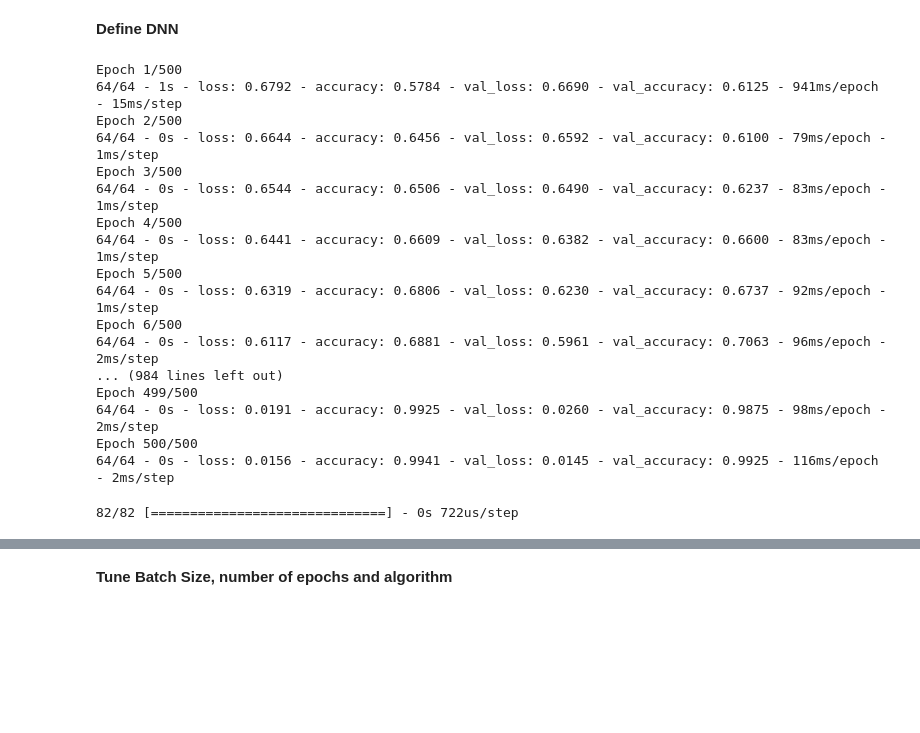
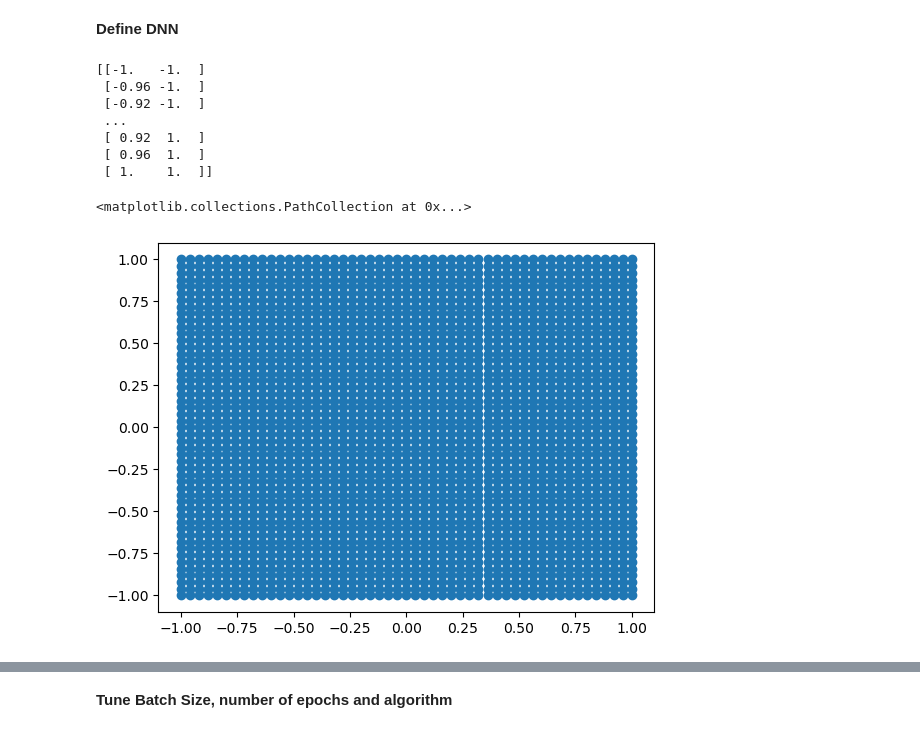
Before and after one commit to naisap/LCP_modB_exercises-project, a Jupyter notebook: homework1.ipynb, the cells around one changed output, grey strips where cells are left out. Cells and saved outputs as stored; diff of their text form; code cells hidden in the pictures; blank space fills up the shorter version.

```diff
--- a/homework1.ipynb
+++ b/homework1.ipynb
@@ -142,42 +143,33 @@ model = KerasClassifier(model=base_model)
 base_model = model.fit(x1_train, y1_train,
                epochs = 500, batch_size = 50,
                validation_data=(x1_valid,y1_valid),
-               verbose=2)
+               verbose=0)
-# %% [output]
-Epoch 1/500
-64/64 - 1s - loss: 0.6792 - accuracy: 0.5784 - val_loss: 0.6690 - val_accuracy: 0.6125 - 941ms/epoch - 15ms/step
-Epoch 2/500
-64/64 - 0s - loss: 0.6644 - accuracy: 0.6456 - val_loss: 0.6592 - val_accuracy: 0.6100 - 79ms/epoch - 1ms/step
-Epoch 3/500
-64/64 - 0s - loss: 0.6544 - accuracy: 0.6506 - val_loss: 0.6490 - val_accuracy: 0.6237 - 83ms/epoch - 1ms/step
-Epoch 4/500
-64/64 - 0s - loss: 0.6441 - accuracy: 0.6609 - val_loss: 0.6382 - val_accuracy: 0.6600 - 83ms/epoch - 1ms/step
-Epoch 5/500
-64/64 - 0s - loss: 0.6319 - accuracy: 0.6806 - val_loss: 0.6230 - val_accuracy: 0.6737 - 92ms/epoch - 1ms/step
-Epoch 6/500
-64/64 - 0s - loss: 0.6117 - accuracy: 0.6881 - val_loss: 0.5961 - val_accuracy: 0.7063 - 96ms/epoch - 2ms/step
-... (984 lines left out)
-Epoch 499/500
-64/64 - 0s - loss: 0.0191 - accuracy: 0.9925 - val_loss: 0.0260 - val_accuracy: 0.9875 - 98ms/epoch - 2ms/step
-Epoch 500/500
-64/64 - 0s - loss: 0.0156 - accuracy: 0.9941 - val_loss: 0.0145 - val_accuracy: 0.9925 - 116ms/epoch - 2ms/step
 # %%
 #Test accuracy of data
 dX = 2
 X1 = np.arange(-50,50+dX, dX)
 
 LG = len(X1)
 grid = np.zeros((LG*LG,2))
 #print(grid)
 k=0
 for i in range(LG):
     for j in range(LG):
         grid[k,:]=(X1[j],X1[i])
         k=k+1
 grid_r=grid/50
-pred = base_model.predict(grid_r)
+print(grid_r)
+plt.scatter(grid_r[:,0], grid_r[:,1])
 # %% [output]
-82/82 [==============================] - 0s 722us/step
+[[-1.   -1.  ]
+ [-0.96 -1.  ]
+ [-0.92 -1.  ]
+ ...
+ [ 0.92  1.  ]
+ [ 0.96  1.  ]
+ [ 1.    1.  ]]
+<matplotlib.collections.PathCollection at 0x...>
+[figure, added]
 # %%
 
 fig, axis = plt.subplots(1, 2, figsize=(10,5))
```
Also changed, not shown: parts of 21 cells of this notebook.
